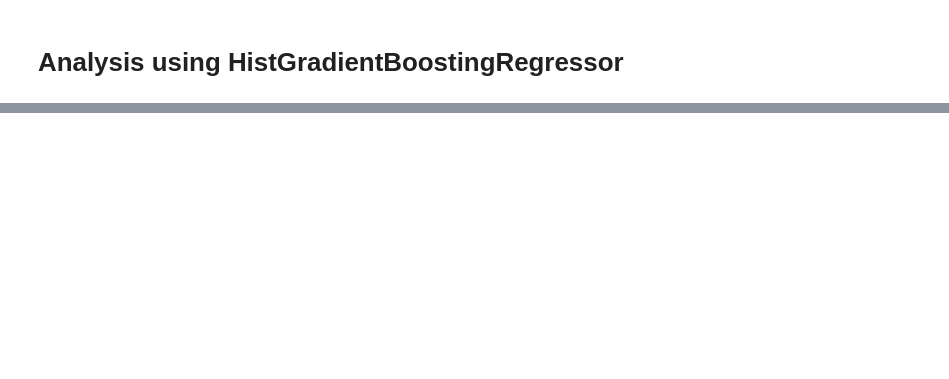
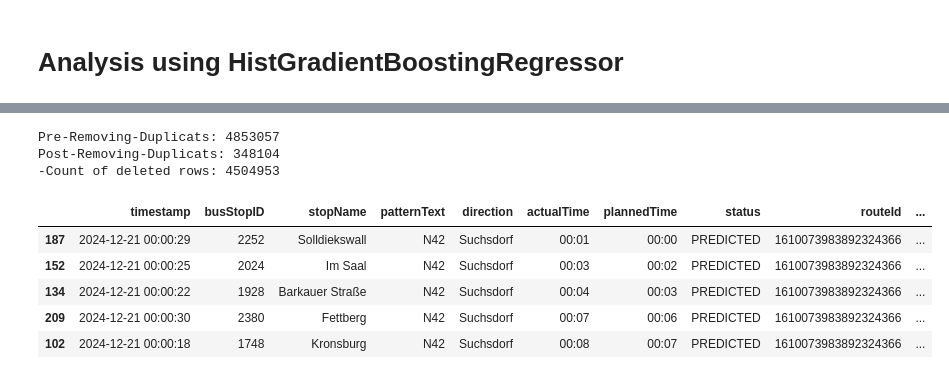
Before and after one commit to maxverwiebe/bus_delay_prediction, a Jupyter notebook: analysis/02_kvg_analysis_histgradboostreg.ipynb, the cells around one changed output, grey strips where cells are left out. Drawn from its saved outputs; the diff is of its cells as text; code cells hidden in the pictures; blank space fills up the shorter version.

```diff
--- a/analysis/02_kvg_analysis_histgradboostreg.ipynb
+++ b/analysis/02_kvg_analysis_histgradboostreg.ipynb
@@ -26,3 +47,27 @@ dataset.head()
+# %%
+initial_rows = len(dataset)
+print(f"Pre-Removing-Duplicats: {initial_rows}")
+
+dataset = dataset.sort_values('actualTime')
+
+dataset = dataset.drop_duplicates(subset=['busStopID', 'tripId'], keep='last')
+
+final_rows = len(dataset)
+deleted_rows = initial_rows - final_rows
+print(f"Post-Removing-Duplicats: {final_rows}")
+print(f"-Count of deleted rows: {deleted_rows}")
+
+dataset.head()
+# %% [output]
+Pre-Removing-Duplicats: 4853057
+Post-Removing-Duplicats: 348104
+-Count of deleted rows: 4504953
+|  | timestamp | busStopID | stopName | patternText | direction | actualTime | plannedTime | status | routeId | ... |
+| 187 | 2024-12-21 00:00:29 | 2252 | Solldiekswall | N42 | Suchsdorf | 00:01 | 00:00 | PREDICTED | 1610073983892324366 | ... |
+| 152 | 2024-12-21 00:00:25 | 2024 | Im Saal | N42 | Suchsdorf | 00:03 | 00:02 | PREDICTED | 1610073983892324366 | ... |
+| 134 | 2024-12-21 00:00:22 | 1928 | Barkauer Straße | N42 | Suchsdorf | 00:04 | 00:03 | PREDICTED | 1610073983892324366 | ... |
+| 209 | 2024-12-21 00:00:30 | 2380 | Fettberg | N42 | Suchsdorf | 00:07 | 00:06 | PREDICTED | 1610073983892324366 | ... |
+| 102 | 2024-12-21 00:00:18 | 1748 | Kronsburg | N42 | Suchsdorf | 00:08 | 00:07 | PREDICTED | 1610073983892324366 | ... |
 # %%
 import numpy as np
 
```
Also changed, not shown: parts of 11 cells of this notebook.
